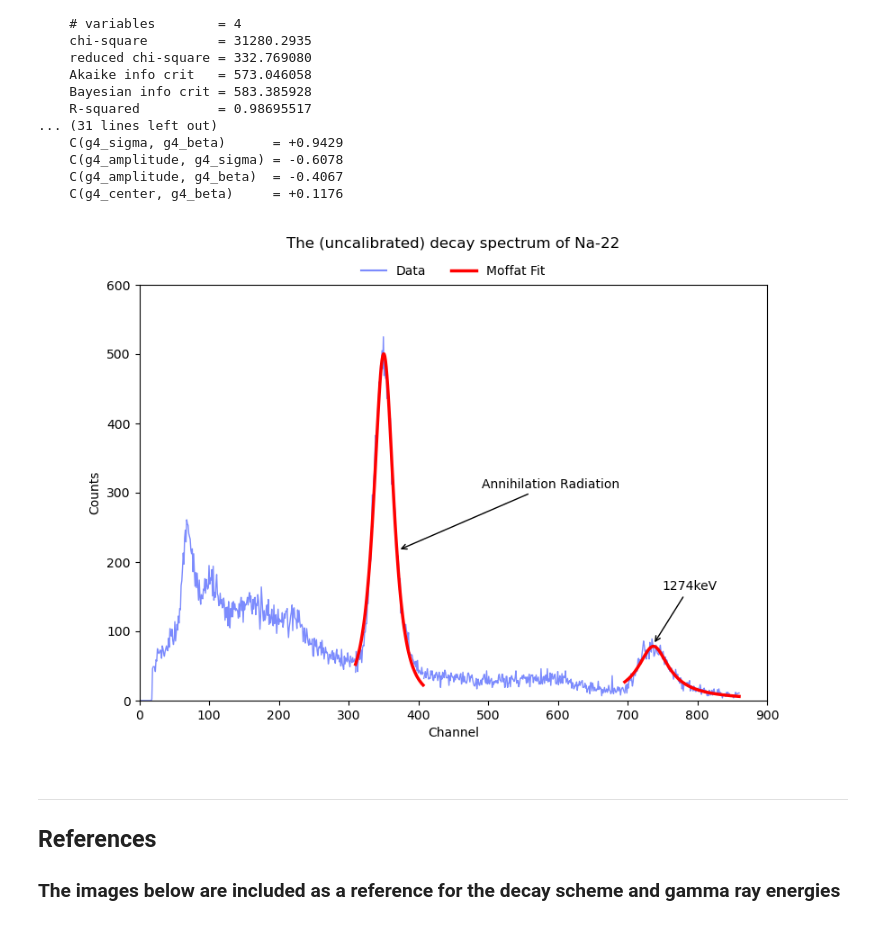
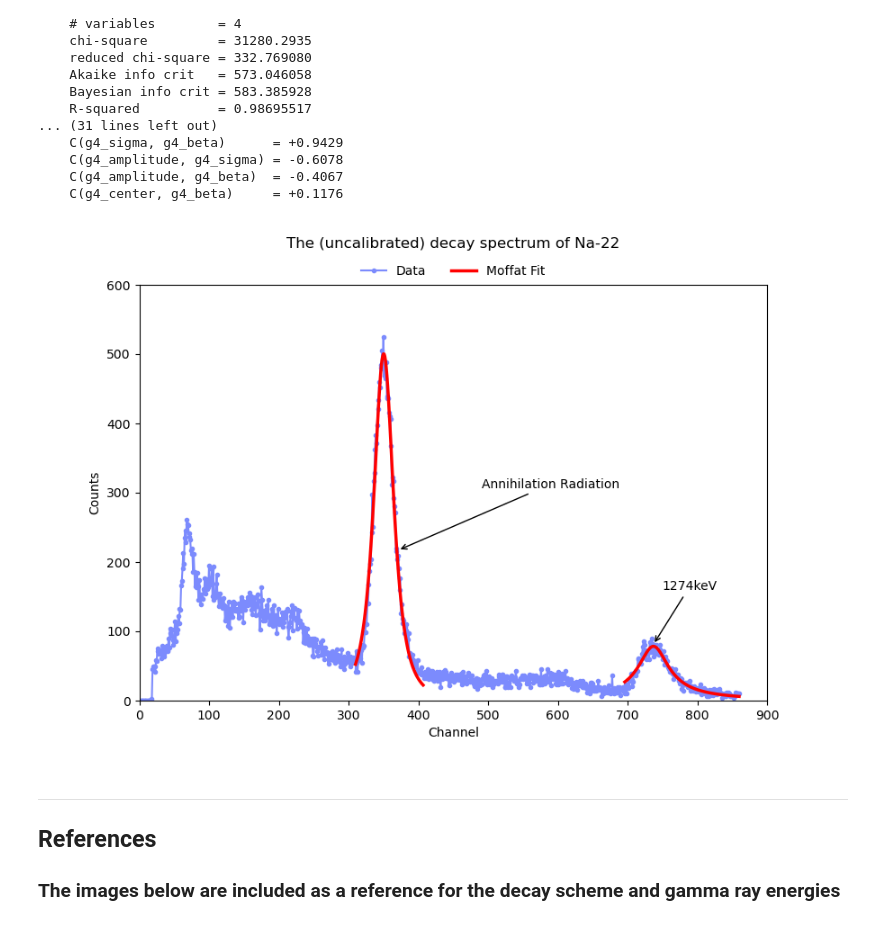
Before and after one commit to Al-1n/Compton, a Jupyter notebook: 0.2.Uncalibrated_Na_Spectrum.ipynb, the cells around one changed output. Saved outputs shown, nothing was run; the diff lists cells and outputs as text; code cells hidden in the pictures.

```diff
--- a/0.2.Uncalibrated_Na_Spectrum.ipynb
+++ b/0.2.Uncalibrated_Na_Spectrum.ipynb
@@ -120,14 +120,14 @@ print(result4.fit_report())
 plt.figure(figsize=(9,6))
 
 #plot data and models
-plt.plot(x_vals[0], y_vals[0], '#7c8bfd', linewidth=1)
+plt.plot(x_vals[0], y_vals[0], color = '#7c8bfd', marker = ".")
 
-plt.plot(x_vals[1], y_vals[1], '#7c8bfd', linewidth=1)
+plt.plot(x_vals[1], y_vals[1], color = '#7c8bfd', marker = ".")
 plt.plot(x_vals[1], result2.best_fit, 'r-', linewidth=2.5)
 
-plt.plot(x_vals[2], y_vals[2], '#7c8bfd', linewidth=1)
+plt.plot(x_vals[2], y_vals[2], color = '#7c8bfd', marker = ".")
 
-plt.plot(x_vals[3], y_vals[3], '#7c8bfd', linewidth=1)
+plt.plot(x_vals[3], y_vals[3], color = '#7c8bfd', marker = ".")
 plt.plot(x_vals[3], result4.best_fit, 'r-', linewidth=2.5)
 
 
@@ -135,35 +135,35 @@ plt.plot(x_vals[3], result4.best_fit, 'r-', linewidth=2.5)
 plt.ylabel('Counts')
 plt.xlabel('Channel')
 
 
 plt.ylim(0, 600)
 plt.xlim(0, 900)
 #plt.yscale('log')
 
 #make annotations
 plt.annotate('Annihilation Radiation', xy=(371, 217), xytext=(491, 307),
             arrowprops=dict(arrowstyle="->",
                             connectionstyle="arc"),
             )
 plt.annotate('1274keV', xy=(737, 81), xytext=(750, 160),
             arrowprops=dict(arrowstyle="->",
                             connectionstyle="arc"),
             )
 
 # Create legend entries for the blue and red lines (data and model) and display the legend
-blue_line = mlines.Line2D([], [], color='#7c8bfd', label='Data')
+blue_line = mlines.Line2D([], [], linestyle = None, color='#7c8bfd', marker = ".", label='Data')
 
 red_line = mlines.Line2D([], [], color='red', label='Moffat Fit', linewidth=2.5)
 
 plt.legend([blue_line, red_line], ['Data', 'Moffat Fit'], loc='lower center', bbox_to_anchor= (0.5, 1.005), ncol=2,
             borderaxespad=0, frameon=False)
 
 plt.title('The (uncalibrated) decay spectrum of Na-22', y = 1.07)
 
 #show the plot
 plt.show()
 # %% [output]
-[figure, old version]
+[figure, new version]
 # %% [markdown]
 
 
```
Also changed, not shown: 6 other files.
